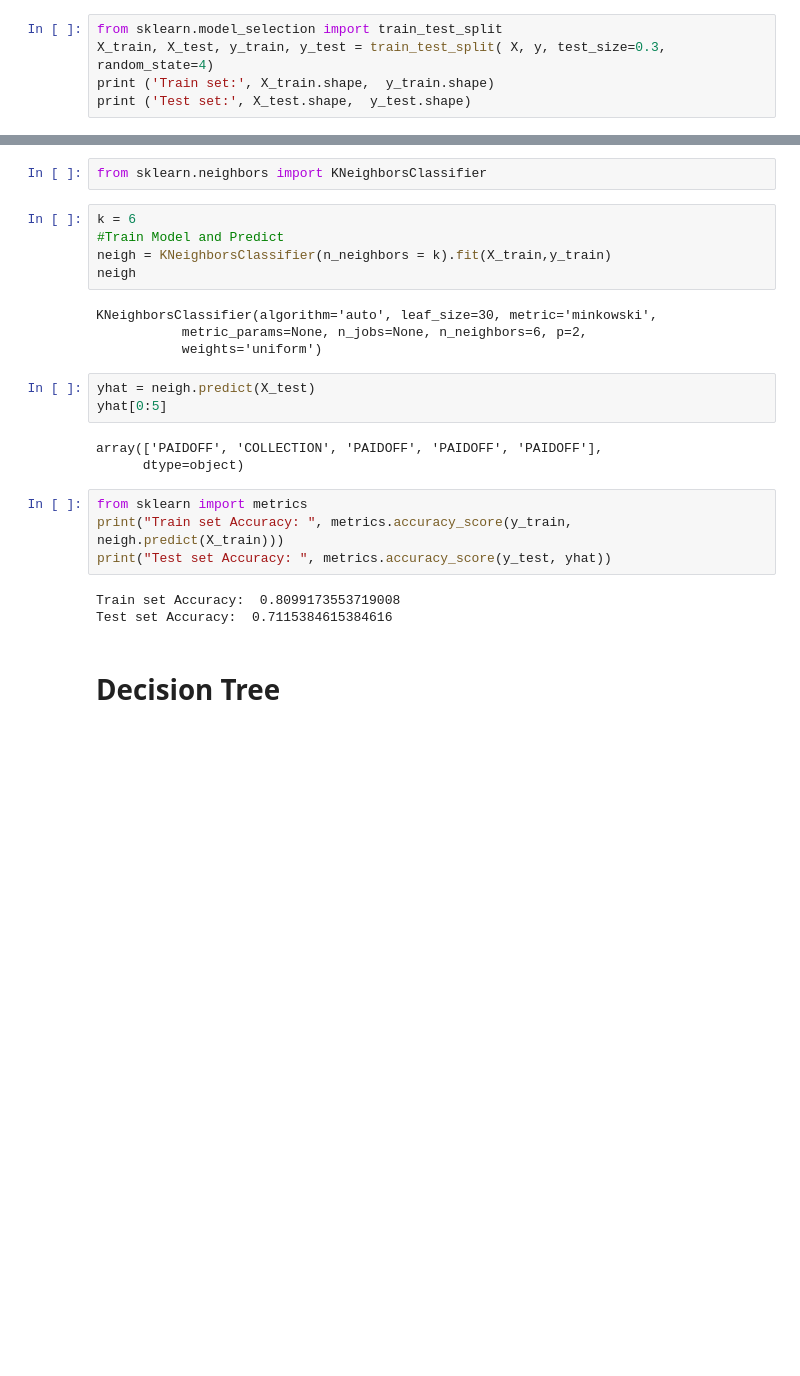
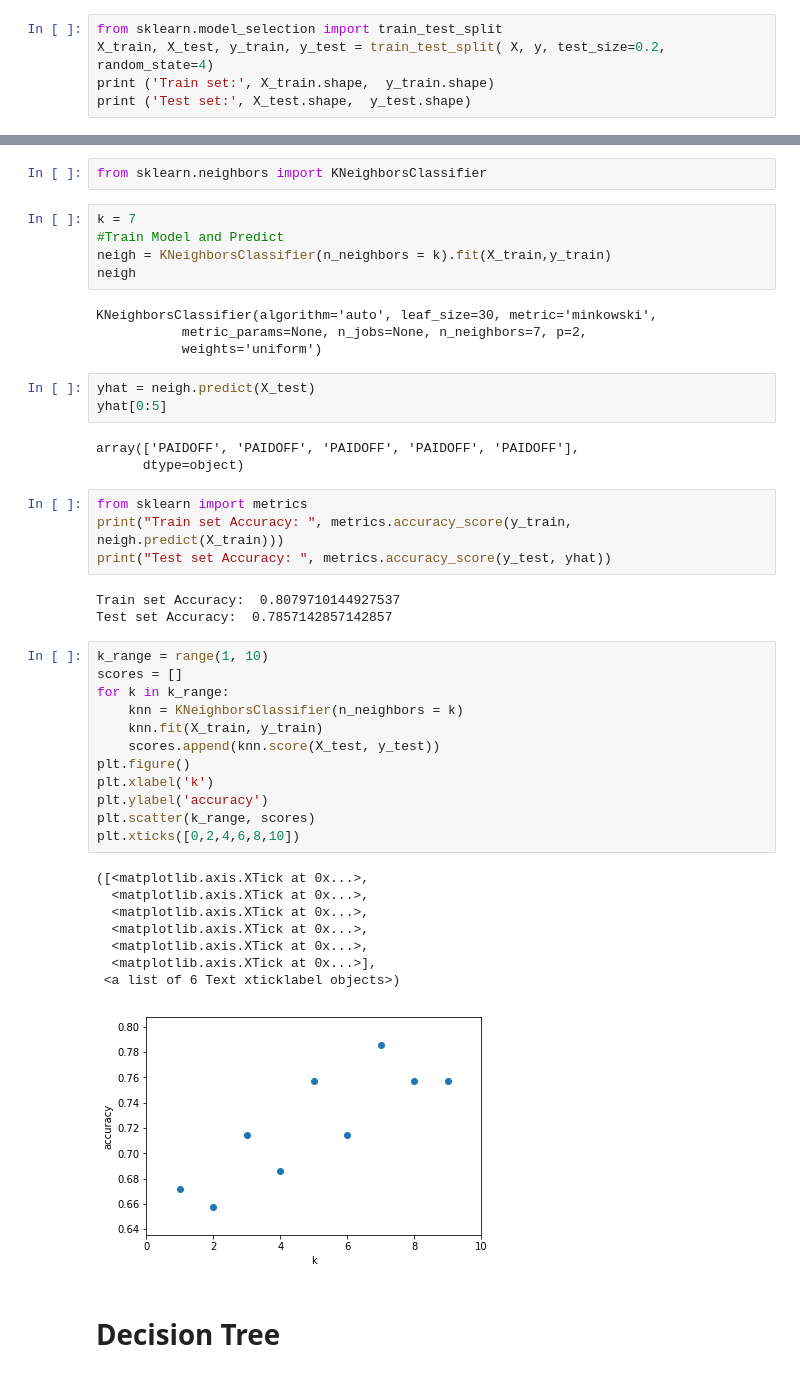
Before and after one commit to JonathanJuez/Sales-project, a Jupyter notebook: BestClass-Coursera.ipynb, the cells around one changed output, grey strips where cells are left out. Saved outputs shown, nothing was run; the diff lists cells and outputs as text; blank space fills up the shorter version.

```diff
--- a/BestClass-Coursera.ipynb
+++ b/BestClass-Coursera.ipynb
@@ -287,7 +287,7 @@ Notice: You should find the best k to build the model with the best accuracy.
 **warning:** You should not use the __loan_test.csv__ for finding the best k, however, you can split your train_loan.csv into train and test to find the best __k__.
 # %%
 from sklearn.model_selection import train_test_split
-X_train, X_test, y_train, y_test = train_test_split( X, y, test_size=0.3, random_state=4)
+X_train, X_test, y_train, y_test = train_test_split( X, y, test_size=0.2, random_state=4)
 print ('Train set:', X_train.shape,  y_train.shape)
 print ('Test set:', X_test.shape,  y_test.shape)
 # %% [output]
@@ -296,26 +296,47 @@ Test set: (104, 8) (104,)
 # %%
 from sklearn.neighbors import KNeighborsClassifier
 # %%
-k = 6
+k = 7
 #Train Model and Predict
 neigh = KNeighborsClassifier(n_neighbors = k).fit(X_train,y_train)
 neigh
 # %% [output]
 KNeighborsClassifier(algorithm='auto', leaf_size=30, metric='minkowski',
-           metric_params=None, n_jobs=None, n_neighbors=6, p=2,
+           metric_params=None, n_jobs=None, n_neighbors=7, p=2,
            weights='uniform')
 # %%
 yhat = neigh.predict(X_test)
 yhat[0:5]
 # %% [output]
-array(['PAIDOFF', 'COLLECTION', 'PAIDOFF', 'PAIDOFF', 'PAIDOFF'],
+array(['PAIDOFF', 'PAIDOFF', 'PAIDOFF', 'PAIDOFF', 'PAIDOFF'],
       dtype=object)
 # %%
 from sklearn import metrics
 print("Train set Accuracy: ", metrics.accuracy_score(y_train, neigh.predict(X_train)))
 print("Test set Accuracy: ", metrics.accuracy_score(y_test, yhat))
 # %% [output]
-Train set Accuracy:  0.8099173553719008
-Test set Accuracy:  0.7115384615384616
+Train set Accuracy:  0.8079710144927537
+Test set Accuracy:  0.7857142857142857
+# %%
+k_range = range(1, 10)
+scores = []
+for k in k_range:
+    knn = KNeighborsClassifier(n_neighbors = k)
+    knn.fit(X_train, y_train)
+    scores.append(knn.score(X_test, y_test))
+plt.figure()
+plt.xlabel('k')
+plt.ylabel('accuracy')
+plt.scatter(k_range, scores)
+plt.xticks([0,2,4,6,8,10])
+# %% [output]
+([<matplotlib.axis.XTick at 0x...>,
+  <matplotlib.axis.XTick at 0x...>,
+  <matplotlib.axis.XTick at 0x...>,
+  <matplotlib.axis.XTick at 0x...>,
+  <matplotlib.axis.XTick at 0x...>,
+  <matplotlib.axis.XTick at 0x...>],
+ <a list of 6 Text xticklabel objects>)
+[figure, added]
 # %% [markdown]
 # Decision Tree
```
Also changed, not shown: parts of 25 cells of this notebook.
